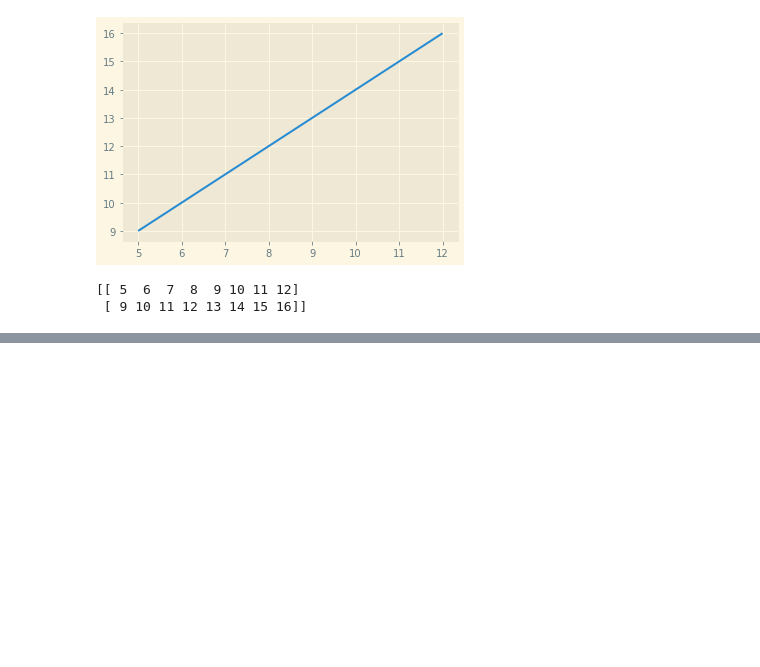
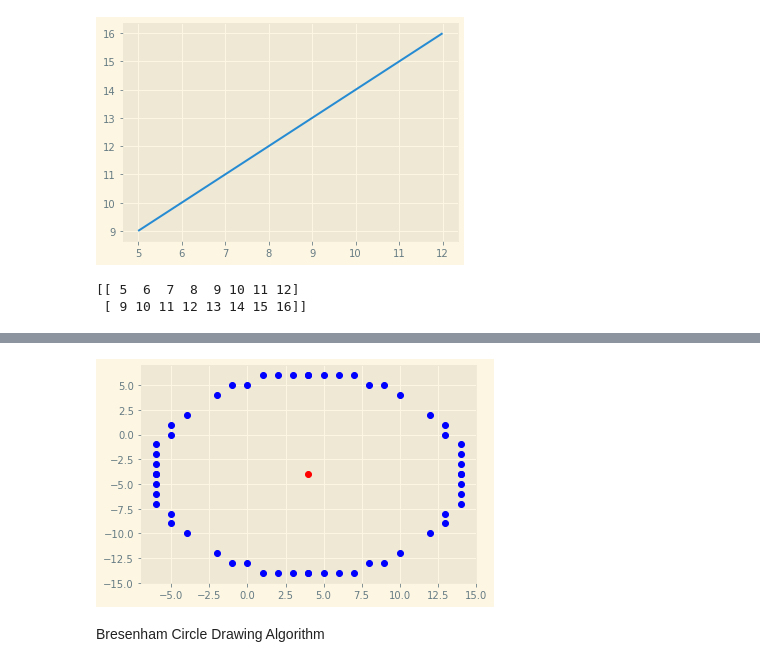
Before and after one commit to PrashubhAtri/ComputerGraphicsAlgorithms, a Jupyter notebook: LineDrawingAlgo.ipynb, the cells around one changed output, grey strips where cells are left out. Cells and saved outputs as stored; diff of their text form; code cells hidden in the pictures; blank space fills up the shorter version.

```diff
--- a/LineDrawingAlgo.ipynb
+++ b/LineDrawingAlgo.ipynb
@@ -190,0 +267,8 @@ print(res)
+# %%
+R = 10
+C = np.array([4,-4])
+res = MPCDA(C,R)
+# %% [output]
+[figure, added]
+# %% [markdown]
+Bresenham Circle Drawing Algorithm
```
Also changed, not shown: parts of 7 cells of this notebook.
